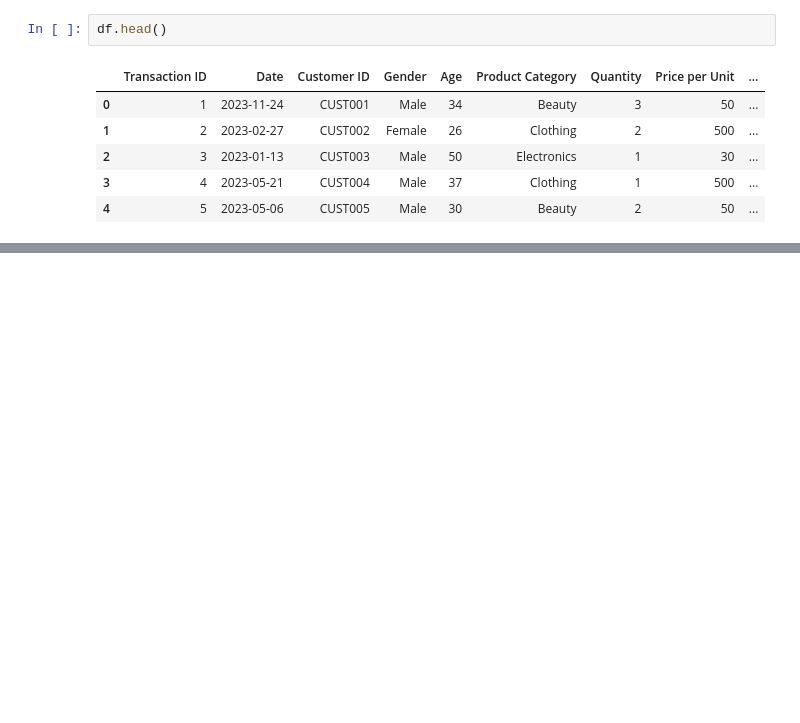
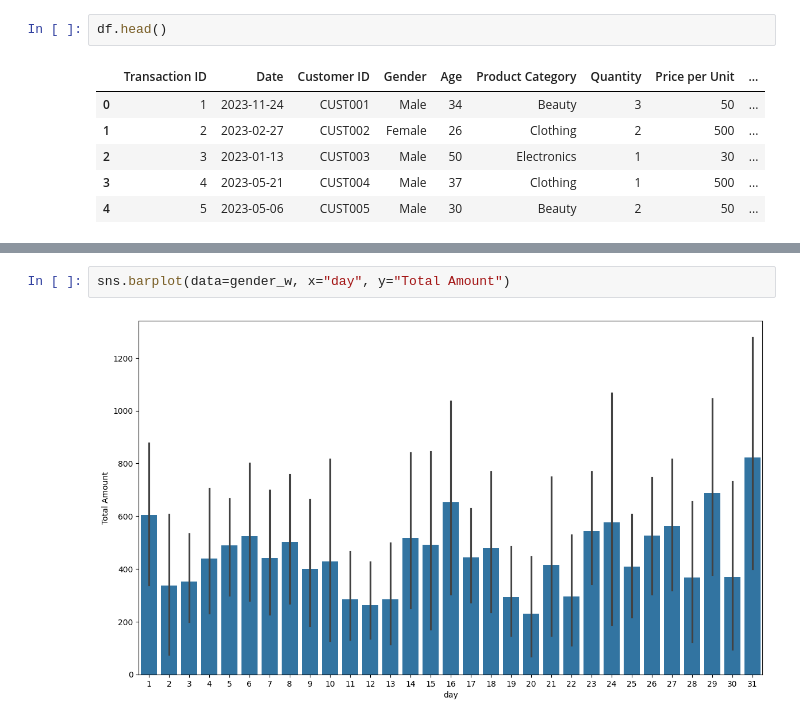
Before and after one commit to msnkr/Retail-Sales-Dataset, a Jupyter notebook: retail_sales.ipynb, the cells around one changed output, grey strips where cells are left out. Saved outputs shown, nothing was run; the diff lists cells and outputs as text; blank space fills up the shorter version.

```diff
--- a/retail_sales.ipynb
+++ b/retail_sales.ipynb
@@ -21,0 +60,4 @@ sns.histplot(data=df, x="Product Category", hue="Gender");
+# %%
+sns.barplot(data=gender_w, x="day", y="Total Amount")
+# %% [output]
+[figure, added]
```
Also changed, not shown: parts of 8 cells of this notebook.
